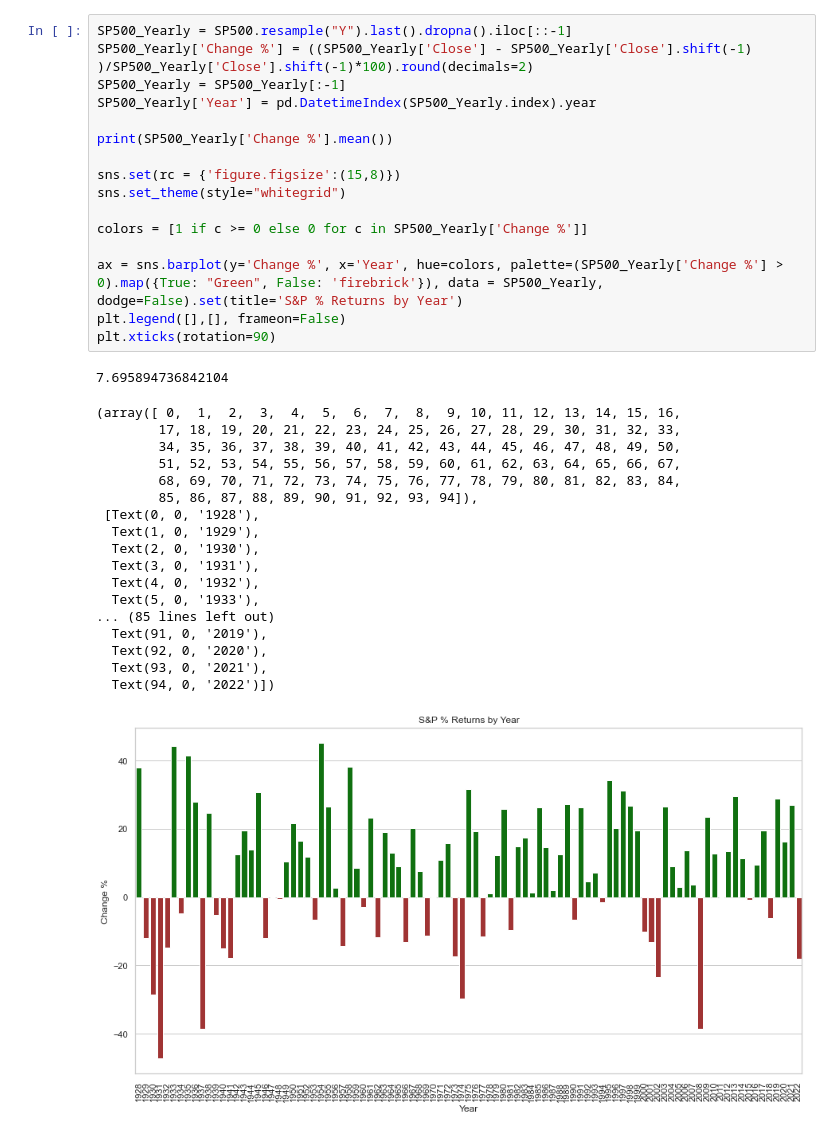
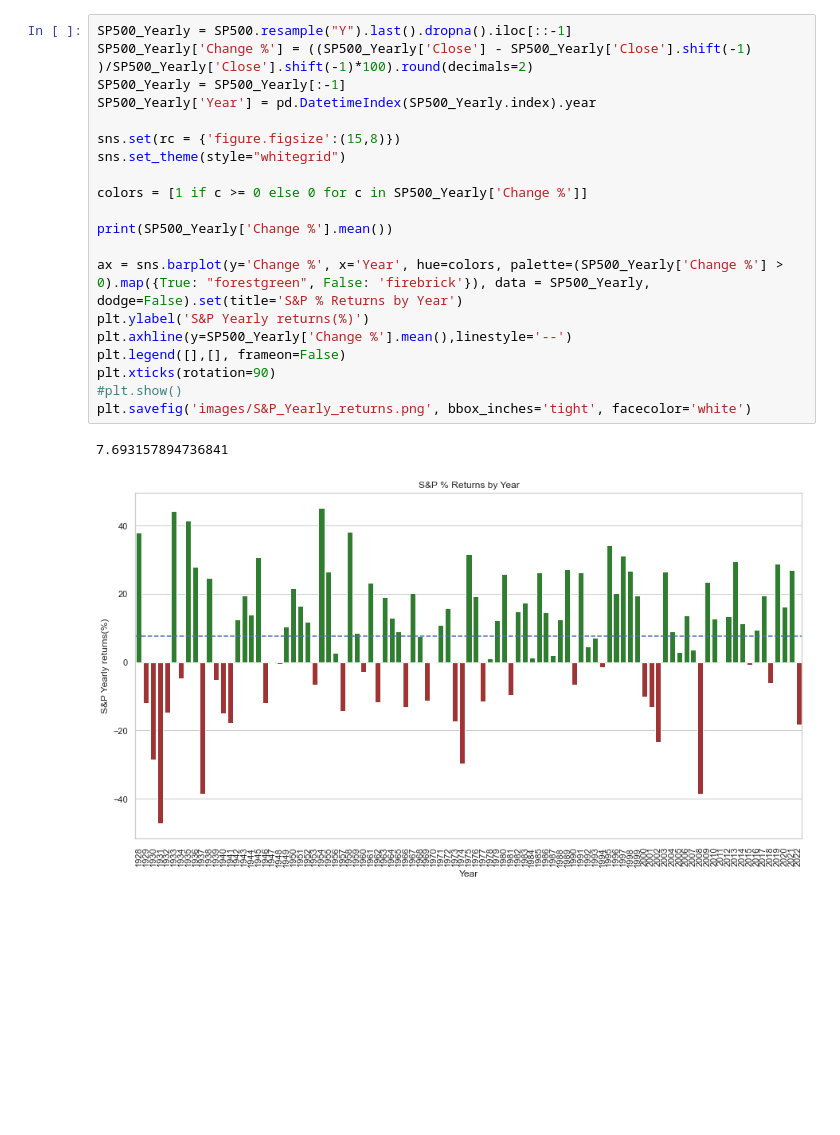
Before and after one commit to Hamiltonrfilho/SP500_Declines, a Jupyter notebook: SP500_Declines.ipynb, the cells around one changed output. Cells and saved outputs as stored; diff of their text form; blank space fills up the shorter version.

Commit message:
Image files

```diff
--- a/SP500_Declines.ipynb
+++ b/SP500_Declines.ipynb
@@ -28,38 +16,25 @@ SP500.rename(columns={'Adj Close**':'Close'}, inplace=True)
 # %%
 SP500_Yearly = SP500.resample("Y").last().dropna().iloc[::-1]
 SP500_Yearly['Change %'] = ((SP500_Yearly['Close'] - SP500_Yearly['Close'].shift(-1) )/SP500_Yearly['Close'].shift(-1)*100).round(decimals=2)
 SP500_Yearly = SP500_Yearly[:-1]
 SP500_Yearly['Year'] = pd.DatetimeIndex(SP500_Yearly.index).year
 
-print(SP500_Yearly['Change %'].mean())
-
 sns.set(rc = {'figure.figsize':(15,8)})
 sns.set_theme(style="whitegrid")
 
 colors = [1 if c >= 0 else 0 for c in SP500_Yearly['Change %']]
 
-ax = sns.barplot(y='Change %', x='Year', hue=colors, palette=(SP500_Yearly['Change %'] > 0).map({True: "Green", False: 'firebrick'}), data = SP500_Yearly, dodge=False).set(title='S&P % Returns by Year')
+print(SP500_Yearly['Change %'].mean())
+
+ax = sns.barplot(y='Change %', x='Year', hue=colors, palette=(SP500_Yearly['Change %'] > 0).map({True: "forestgreen", False: 'firebrick'}), data = SP500_Yearly, dodge=False).set(title='S&P % Returns by Year')
+plt.ylabel('S&P Yearly returns(%)')
+plt.axhline(y=SP500_Yearly['Change %'].mean(),linestyle='--')
 plt.legend([],[], frameon=False)
 plt.xticks(rotation=90)
+#plt.show()
+plt.savefig('images/S&P_Yearly_returns.png', bbox_inches='tight', facecolor='white')
 # %% [output]
-7.695894736842104
+7.693157894736841
-(array([ 0,  1,  2,  3,  4,  5,  6,  7,  8,  9, 10, 11, 12, 13, 14, 15, 16,
-        17, 18, 19, 20, 21, 22, 23, 24, 25, 26, 27, 28, 29, 30, 31, 32, 33,
-        34, 35, 36, 37, 38, 39, 40, 41, 42, 43, 44, 45, 46, 47, 48, 49, 50,
-        51, 52, 53, 54, 55, 56, 57, 58, 59, 60, 61, 62, 63, 64, 65, 66, 67,
-        68, 69, 70, 71, 72, 73, 74, 75, 76, 77, 78, 79, 80, 81, 82, 83, 84,
-        85, 86, 87, 88, 89, 90, 91, 92, 93, 94]),
- [Text(0, 0, '1928'),
-  Text(1, 0, '1929'),
-  Text(2, 0, '1930'),
-  Text(3, 0, '1931'),
-  Text(4, 0, '1932'),
-  Text(5, 0, '1933'),
-... (85 lines left out)
-  Text(91, 0, '2019'),
-  Text(92, 0, '2020'),
-  Text(93, 0, '2021'),
-  Text(94, 0, '2022')])
-[figure, old version]
+[figure, new version]
 # %% [markdown]
 If you got to this part of the code, let me confess one thing. I spend lots of time trying to figure out a way to get the market corrections algorithmically, I tried every library, logic or mathematical way I could and nothing worked reliably. Searching on forums for the solution, turns out I wasn't the first one to try it out and not the last one to give up on it. Market declines can come with different time frames and different amplitudes and require interpretation that is really hard to put into a formula, the only reason I kept trying to do it was programmer's pride. With the amount of data you have, just by looking at the chart you can identify every market decline in less than a day, and insert the data by hand, so that is what I did.
```
Also changed, not shown: parts of 6 cells of this notebook, 11 other files.
